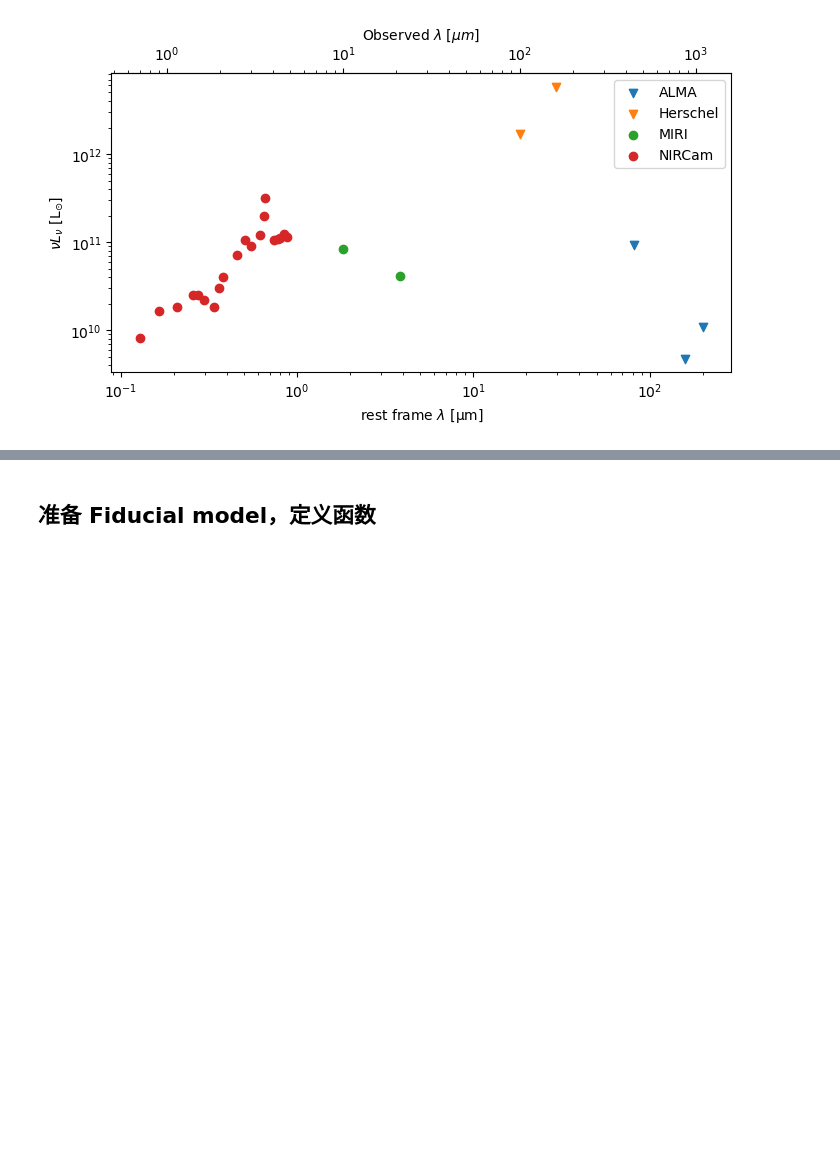
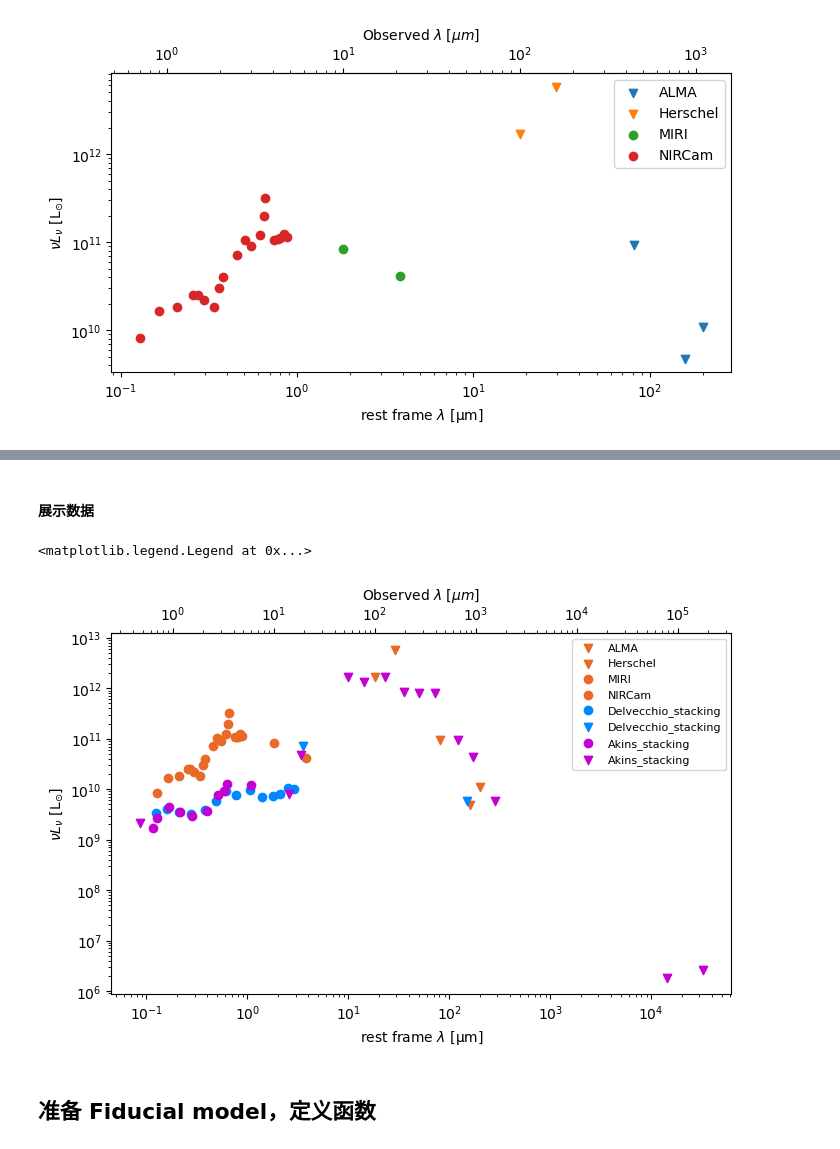
Before and after one commit to c-kj/LRD_dust_modeling, a Jupyter notebook: notebooks/A_V_constraint.ipynb, the cells around one changed output, grey strips where cells are left out. Saved outputs shown, nothing was run; the diff lists cells and outputs as text; code cells hidden in the pictures; blank space fills up the shorter version.

```diff
--- a/notebooks/A_V_constraint.ipynb
+++ b/notebooks/A_V_constraint.ipynb
@@ -241,3 +397,56 @@ add_wavelength_obs_xaxis(ax, z=SED_table.meta['z'],)
+# %% [markdown]
+#### 展示数据
+# %%
+instrument_markers = {'NIRCam': 'o', 'MIRI': 'o', 'Spitzer': 'v', 'Herschel': 'v', 'ALMA': 'v'}
+
+SED_table = Labbe_photo
+# SED_table = Wang_photo
+
+fig, ax = plt.subplots(figsize=(8, 6))
+# ax.scatter(x='wavelength_rest', y='nu_L_nu', data=SED_table, s=10, label='Setton 2025')
+for instrument in np.unique(SED_table['Instrument']):
+    mask = SED_table['Instrument'] == instrument
+    ax.scatter(x='wavelength_rest', y='nu_L_nu', data=SED_table[mask], s=6**2, label=instrument,
+               marker=instrument_markers[instrument],
+               color="#e96929"
+               )
+
+ax.set_xlabel(fr'rest frame $\lambda$ [{ax.get_xlabel()}]')
+ax.set_ylabel(fr'$\nu L_\nu$ [{ax.get_ylabel()}]')
+ax.set_xscale('log')
+ax.set_yscale('log')
+ax.set_aspect(.5)
+ax.legend()
+
+add_wavelength_obs_xaxis(ax, z=SED_table.meta['z'],)
+
+
+# 接续前面的 Labbe_photo 的绘图，画上 Delvecchio_stacking_photo
+
+SED_table = Delvecchio_stacking_photo
+
+# fig, ax = plt.subplots(figsize=(8, 6))
+
+for detection_type in [True, False]:
+    mask = SED_table['detection'] == detection_type
+    ax.scatter(x='wavelength_rest', y='nu_L_nu', data=SED_table[mask],
+               s=6**2, label='Delvecchio_stacking', marker={True: 'o', False: 'v'}[detection_type],
+               color="#0087ff"
+               )
+
+SED_table = Akins_stacking_photo
+
+for detection_type in [True, False]:
+    mask = SED_table['detection'] == detection_type
+    ax.scatter(x='wavelength_rest', y='nu_L_nu', data=SED_table[mask],
+               s=6**2, label='Akins_stacking', marker={True: 'o', False: 'v'}[detection_type],
+               color="#c500d3"
+               )
+
+ax.legend(fontsize=8)
+# %% [output]
+<matplotlib.legend.Legend at 0x...>
+[figure, added]
 # %% [markdown]
 ## 准备 Fiducial model，定义函数
 # %%
```
Also changed, not shown: parts of 61 cells of this notebook.
